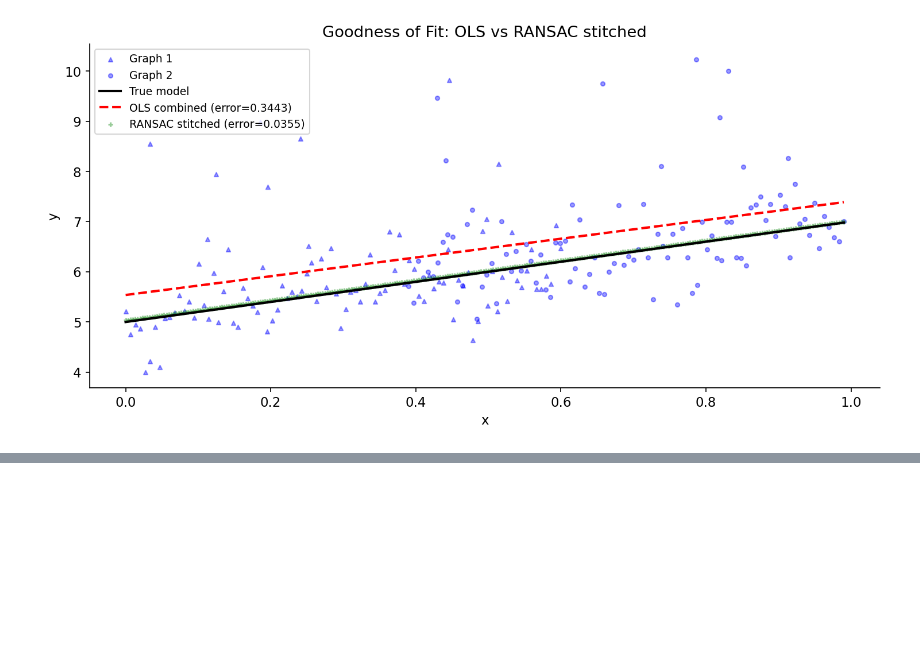
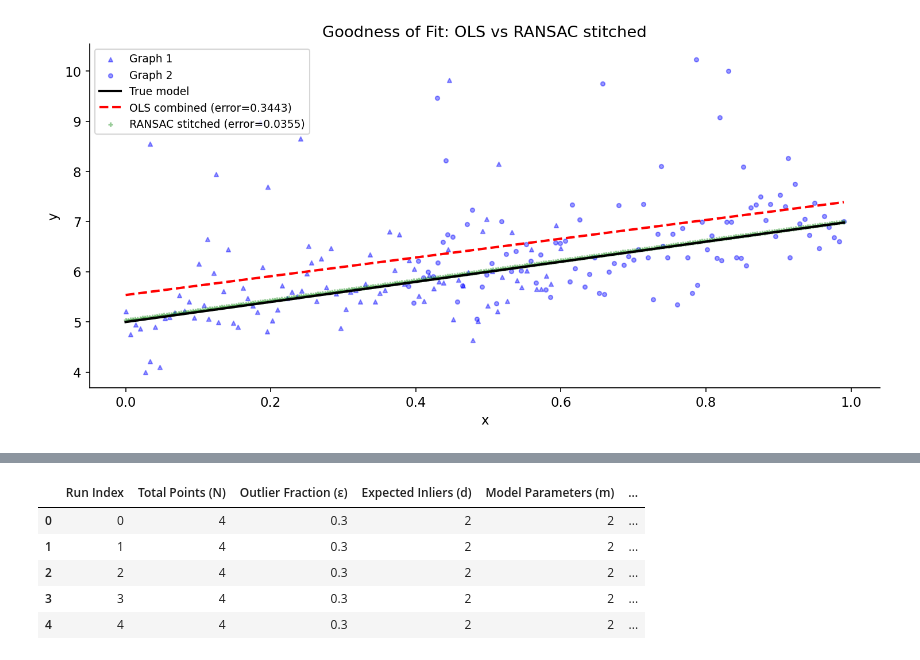
Before and after one commit to arshsinghphd/RANSAC-analysis, a Jupyter notebook: empirical_analysis/ransac_notebook.ipynb, the cells around one changed output, grey strips where cells are left out. Drawn from its saved outputs; the diff is of its cells as text; code cells hidden in the pictures; blank space fills up the shorter version.

```diff
--- a/empirical_analysis/ransac_notebook.ipynb
+++ b/empirical_analysis/ransac_notebook.ipynb
@@ -590,0 +596,10 @@ plt.show()
+# %%
+df7 = pd.read_csv('results/exp7.csv').rename(columns=COL_NAMES)
+df7.head()
+# %% [output]
+|  | Run Index | Total Points (N) | Outlier Fraction (ε) | Expected Inliers (d) | Model Parameters (m) | ... |
+| 0 | 0 | 4 | 0.3 | 2 | 2 | ... |
+| 1 | 1 | 4 | 0.3 | 2 | 2 | ... |
+| 2 | 2 | 4 | 0.3 | 2 | 2 | ... |
+| 3 | 3 | 4 | 0.3 | 2 | 2 | ... |
+| 4 | 4 | 4 | 0.3 | 2 | 2 | ... |
```
Also changed, not shown: parts of 1 cell of this notebook.
